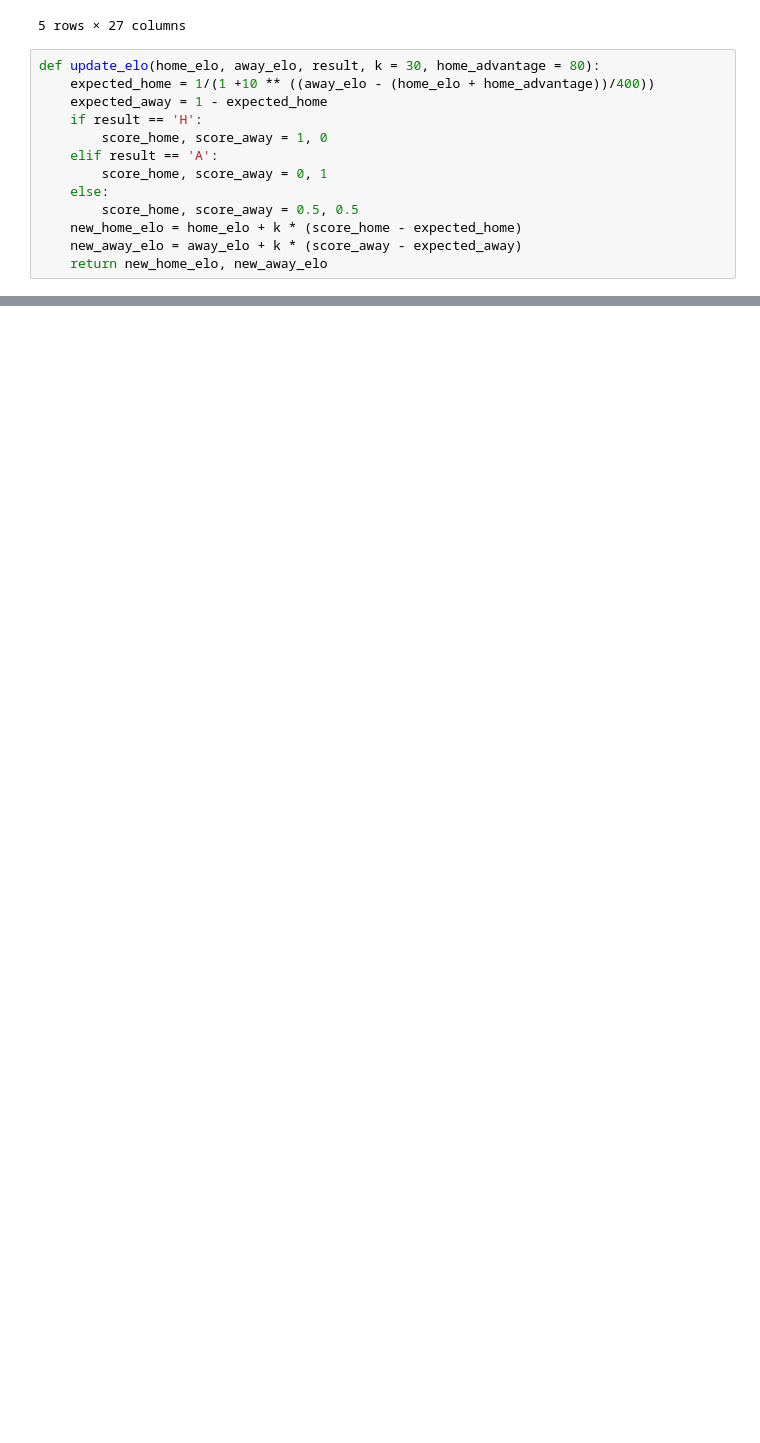
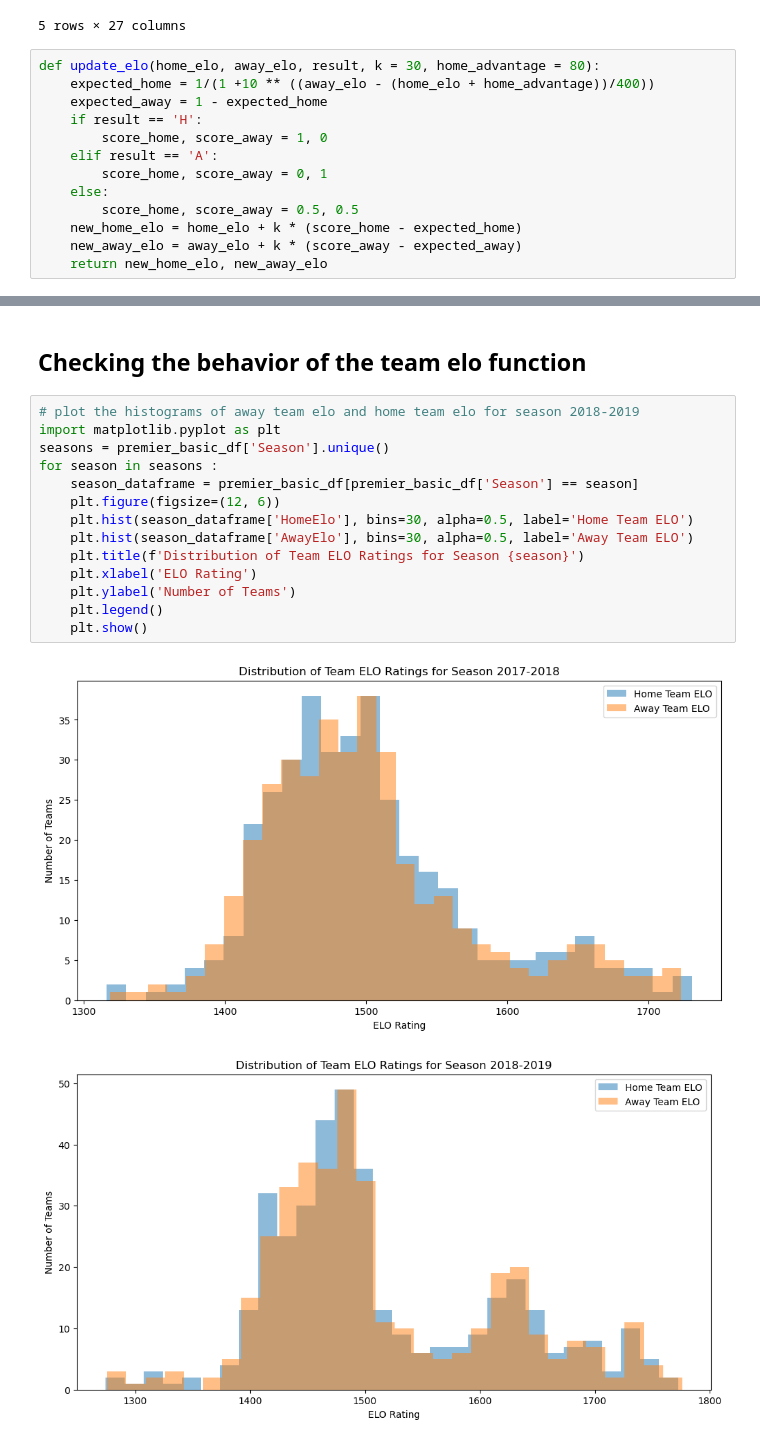
Before and after one commit to iraklisp98/sports_modelling, a Jupyter notebook: models/training.ipynb, the cells around one changed output, grey strips where cells are left out. Cells and saved outputs as stored; diff of their text form; blank space fills up the shorter version.

```diff
--- a/models/training.ipynb
+++ b/models/training.ipynb
@@ -186 +204,20 @@ premier_basic_df[premier_basic_df['Season'] == "2017-2018"].tail(50)
 50 rows × 29 columns
+# %% [markdown]
+## Checking the behavior of the team elo function
+# %%
+# plot the histograms of away team elo and home team elo for season 2018-2019
+import matplotlib.pyplot as plt
+seasons = premier_basic_df['Season'].unique()
+for season in seasons :
+    season_dataframe = premier_basic_df[premier_basic_df['Season'] == season]
+    plt.figure(figsize=(12, 6))
+    plt.hist(season_dataframe['HomeElo'], bins=30, alpha=0.5, label='Home Team ELO')
+    plt.hist(season_dataframe['AwayElo'], bins=30, alpha=0.5, label='Away Team ELO')
+    plt.title(f'Distribution of Team ELO Ratings for Season {season}')
+    plt.xlabel('ELO Rating')
+    plt.ylabel('Number of Teams')
+    plt.legend()
+    plt.show()
+# %% [output]
+[figure, added]
+[figure, added]
```
Also changed, not shown: parts of 5 cells of this notebook.
